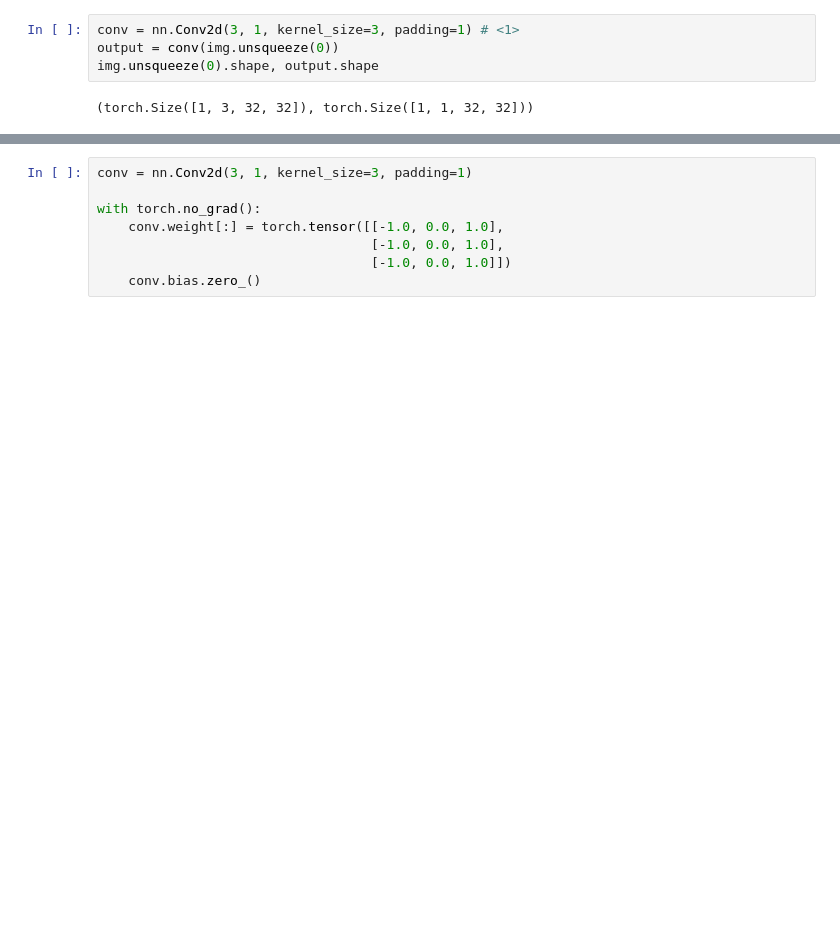
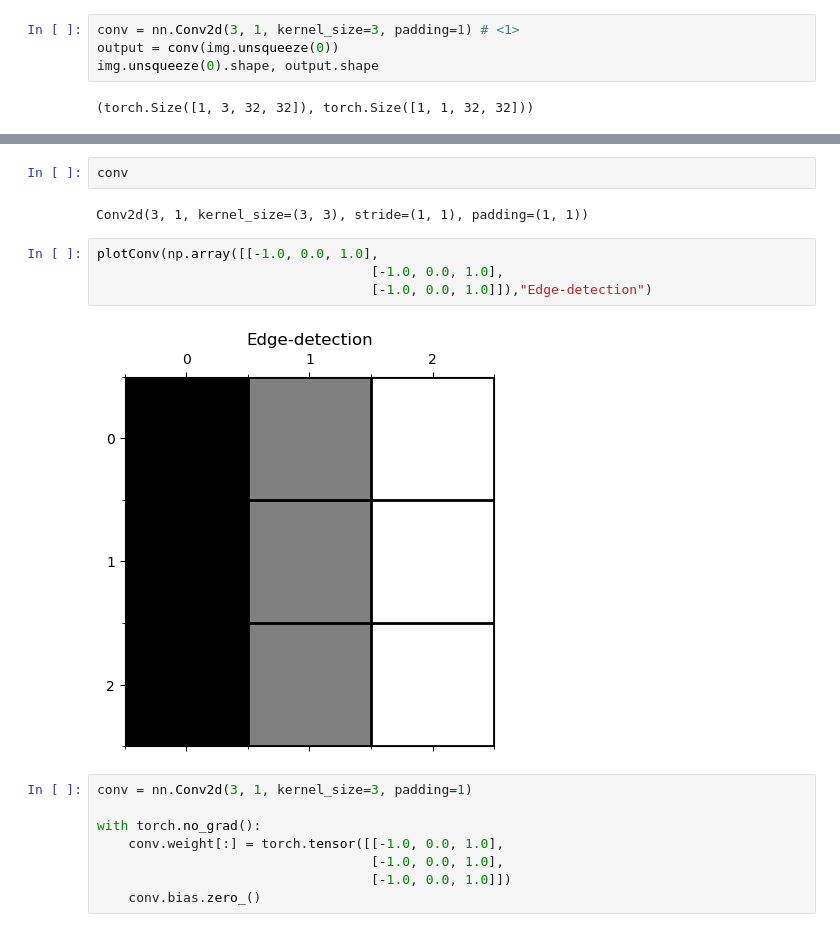
Before and after one commit to rsnemmen/dlwpt-code, a Jupyter notebook: p1ch8/1_convolution.ipynb, the cells around one changed output, grey strips where cells are left out. Saved outputs shown, nothing was run; the diff lists cells and outputs as text; blank space fills up the shorter version.

```diff
--- a/p1ch8/1_convolution.ipynb
+++ b/p1ch8/1_convolution.ipynb
@@ -143,3 +187,13 @@ plt.show()
+# %%
+conv
+# %% [output]
+Conv2d(3, 1, kernel_size=(3, 3), stride=(1, 1), padding=(1, 1))
+# %%
+plotConv(np.array([[-1.0, 0.0, 1.0],
+                                   [-1.0, 0.0, 1.0],
+                                   [-1.0, 0.0, 1.0]]),"Edge-detection")
+# %% [output]
+[figure, added]
 # %%
 conv = nn.Conv2d(3, 1, kernel_size=3, padding=1)
 
```
Also changed, not shown: parts of 20 cells of this notebook.
